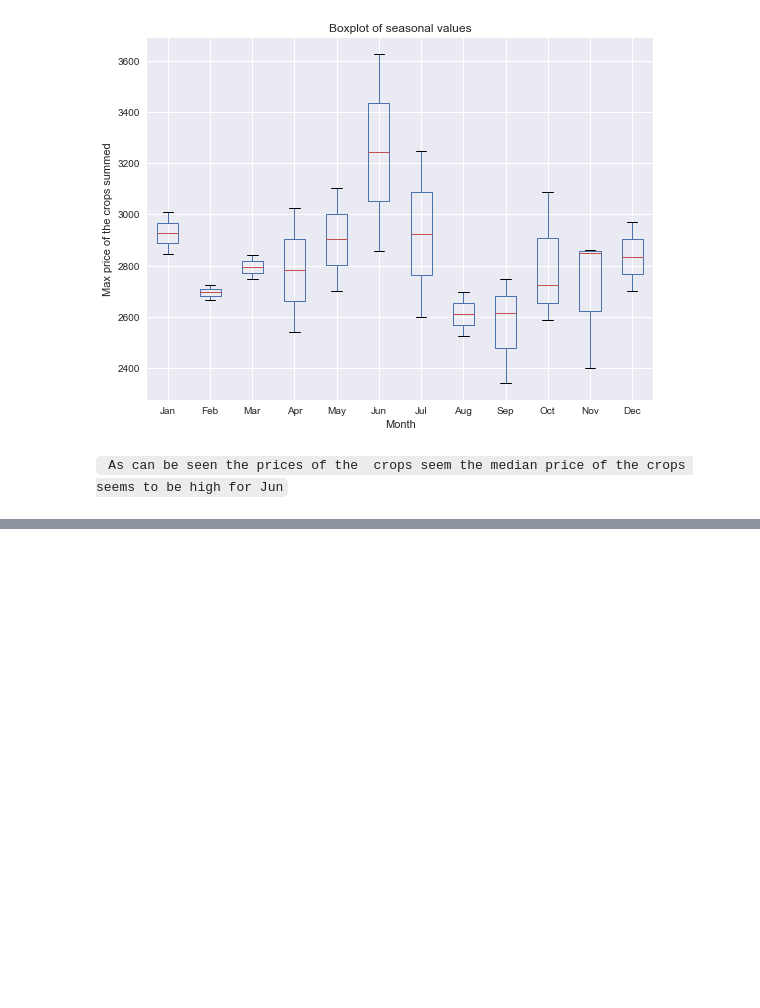
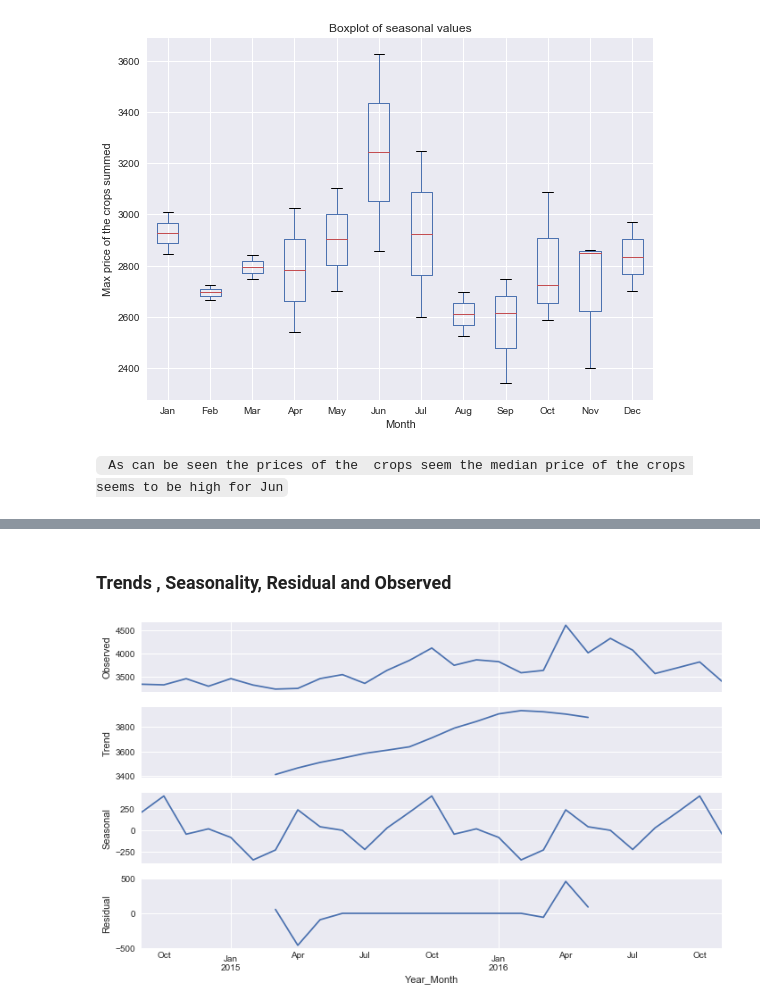
Before and after one commit to sirius0503/Trends_In_APMC, a Jupyter notebook: apmc_trends.ipynb, the cells around one changed output, grey strips where cells are left out. Cells and saved outputs as stored; diff of their text form; code cells hidden in the pictures; blank space fills up the shorter version.

Commit message:
Seasonal Decompose get observed, trend, seasonal and residual graph

```diff
--- a/apmc_trends.ipynb
+++ b/apmc_trends.ipynb
@@ -575,0 +576,11 @@ df3_piv #My pivot table
+# %%
+df3 = df2.groupby(level = 0)[['max_price', 'min_price', 'modal_price']].agg('mean')
+df3.index = df3.index.to_timestamp()
+# %% [markdown]
+### Trends , Seasonality, Residual and Observed
+# %%
+import statsmodels.api as sm
+res = sm.tsa.seasonal_decompose(df3['max_price'])
+resplot = res.plot()
+# %% [output]
+[figure, added]
```
Also changed, not shown: parts of 9 cells of this notebook.
